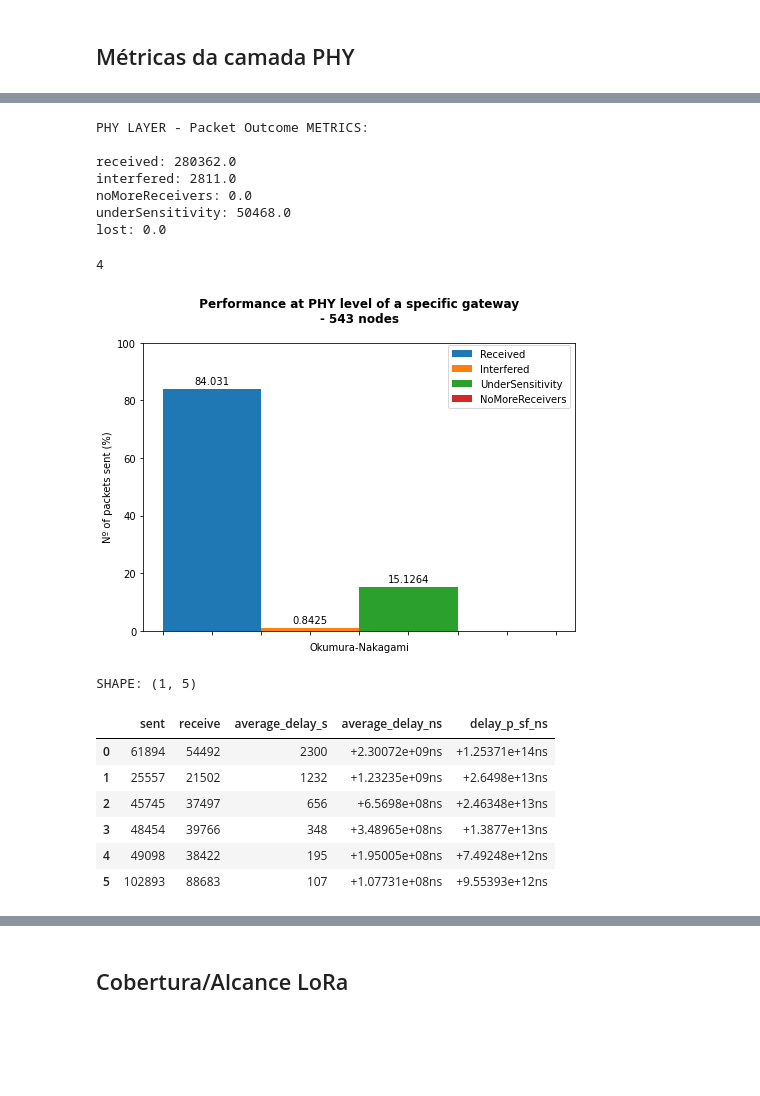
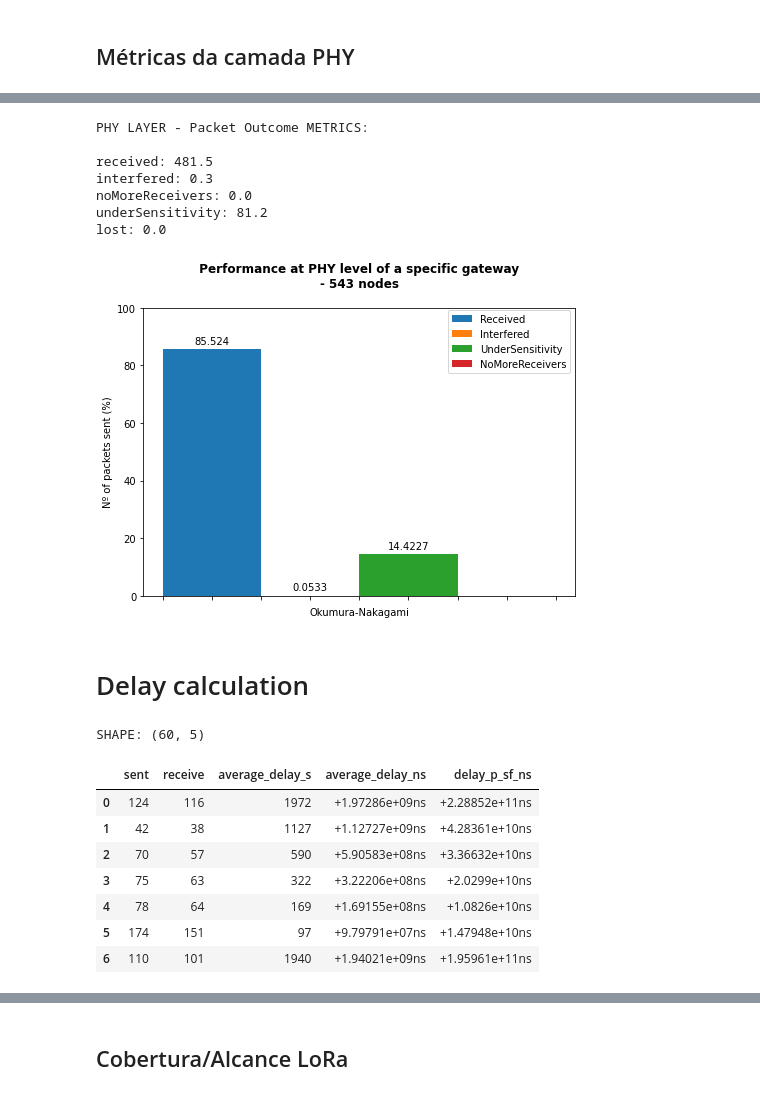
Before and after one commit to wasp-lahis/ns3-bmap, a Jupyter notebook: NS3/lorawan-experiments/smart-campus-applications/analyse_results/unicamp_scenario_analisys.ipynb, the cells around one changed output, grey strips where cells are left out. Drawn from its saved outputs; the diff is of its cells as text; code cells hidden in the pictures; blank space fills up the shorter version.

Commit message:
fix distribution per nodes plot function

```diff
--- a/NS3/lorawan-experiments/smart-campus-applications/analyse_results/unicamp_scenario_analisys.ipynb
+++ b/NS3/lorawan-experiments/smart-campus-applications/analyse_results/unicamp_scenario_analisys.ipynb
@@ -42,12 +42,9 @@ current_path = '/home/wasp/Desktop/Mestrado/ns3-bmap/NS3/lorawan-experiments/'
 # SET NUMBER OF SIMULATION REPEAT
 NUM_SIM_REPEAT = 10
 
-# SET NUMBER OF NODES
-NUM_NODES = 252
-
 # SET simulation_folder path and simulation_id
 simulation_folder = current_path + "/smart-campus-applications/simulations"
-simulation_id = "/16/"
+simulation_id = "/02/"
 
 # SET FILES TO BE ANALYSE
 sf_distribution_on_network = "network_position.txt"
@@ -196,23 +275,27 @@ print("lost:", phy_df['lost'].mean())
 # %% [output]
 PHY LAYER - Packet Outcome METRICS:
 
-received: 280362.0
-interfered: 2811.0
+received: 481.5
+interfered: 0.3
 noMoreReceivers: 0.0
-underSensitivity: 50468.0
+underSensitivity: 81.2
 lost: 0.0
+# %%
+def percent_conversion (total_pkg_expected, number):
+    percent = (100 * number)/total_pkg_expected
+    return percent
 # %%
 import numpy as np
 import matplotlib.pyplot as plt
 
 labels = ['Okumura-Nakagami']
 
-data = [[percent_conversion(333641,phy_df['received'].mean())],
-[percent_conversion(333641,phy_df['interfered'].mean())],
-[ percent_conversion(333641,phy_df['underSensitivity'].mean())],
-[percent_conversion(333641, phy_df['noMoreReceivers'].mean())]]
+data = [[percent_conversion(563,phy_df['received'].mean())],
+[percent_conversion(563,phy_df['interfered'].mean())],
+[ percent_conversion(563,phy_df['underSensitivity'].mean())],
+[percent_conversion(563, phy_df['noMoreReceivers'].mean())]]
 
-print(len(data))
+# print(len(data))
 
 X = np.arange(1)
 fig = plt.figure()
@@ -225,51 +308,55 @@ bar_nmreceiv = ax.bar(X + 0.6, data[3], width = 0.2, label='NoMoreReceivers')
 
 # Add some text for labels, title and custom x-axis tick labels, etc.
 ax.set_ylabel('Nº of packets sent (%)')
 ax.set_xlabel('Okumura-Nakagami')
 ax.set_title(' Performance at PHY level of a specific gateway \n- 543 nodes', fontweight='bold', fontsize=12, y=1.05)
 ax.set_xticklabels(labels)
 ax.set_ylim([0, 100])
 ax.legend(bbox_to_anchor=(1.0, 1.01), prop={'size': 10})
 
 
 
 def autolabel(rects):
     """Attach a text label above each bar in *rects*, displaying its height."""
     for rect in rects:
         height = rect.get_height()
         ax.annotate('{}'.format(round(height,4)),
                     xy=(rect.get_x() + rect.get_width() / 2, height),
                     xytext=(0, 3),  # 3 points vertical offset
                     textcoords="offset points",
                     ha='center', va='bottom')
 
 
 autolabel(bar_receiv)
 autolabel(bar_inter)
 autolabel(bar_usens)
 
 
 plt.show()
 #fig.savefig('mac_performance.png',bbox_inches='tight')
 # %% [output]
-4
-[figure, old version]
+[figure, new version]
+# %% [markdown]
+# Delay calculation
 # %%
 # ----- Open Datasets - Camada Delay
 
 file = "delay_results.txt"
-path_cenario = current_path + "/smart-campus-applications/simulations/16/" + file
+path_cenario = current_path + "/smart-campus-applications/simulations/02/" + file
 delay_df = pd.read_csv(path_cenario, header=None)
 # Average delay (ms),  Average delay (ns) per SF, soma dos Delays per SF (ns):
 delay_df.columns = ["sent", "receive", "average_delay_s", "average_delay_ns", "delay_p_sf_ns"]
-print("\nSHAPE:", net_df.shape)
+print("\nSHAPE:", delay_df.shape)
 delay_df.head(6)
+delay_df = delay_df.iloc[0:7]
+delay_df.head(7)
 # %% [output]
-SHAPE: (1, 5)
+SHAPE: (60, 5)
 |  | sent | receive | average_delay_s | average_delay_ns | delay_p_sf_ns |
-| 0 | 61894 | 54492 | 2300 | +2.30072e+09ns | +1.25371e+14ns |
-| 1 | 25557 | 21502 | 1232 | +1.23235e+09ns | +2.6498e+13ns |
-| 2 | 45745 | 37497 | 656 | +6.5698e+08ns | +2.46348e+13ns |
-| 3 | 48454 | 39766 | 348 | +3.48965e+08ns | +1.3877e+13ns |
-| 4 | 49098 | 38422 | 195 | +1.95005e+08ns | +7.49248e+12ns |
-| 5 | 102893 | 88683 | 107 | +1.07731e+08ns | +9.55393e+12ns |
+| 0 | 124 | 116 | 1972 | +1.97286e+09ns | +2.28852e+11ns |
+| 1 | 42 | 38 | 1127 | +1.12727e+09ns | +4.28361e+10ns |
+| 2 | 70 | 57 | 590 | +5.90583e+08ns | +3.36632e+10ns |
+| 3 | 75 | 63 | 322 | +3.22206e+08ns | +2.0299e+10ns |
+| 4 | 78 | 64 | 169 | +1.69155e+08ns | +1.0826e+10ns |
+| 5 | 174 | 151 | 97 | +9.79791e+07ns | +1.47948e+10ns |
+| 6 | 110 | 101 | 1940 | +1.94021e+09ns | +1.95961e+11ns |
```
Also changed, not shown: parts of 23 cells of this notebook, 7 other files.
